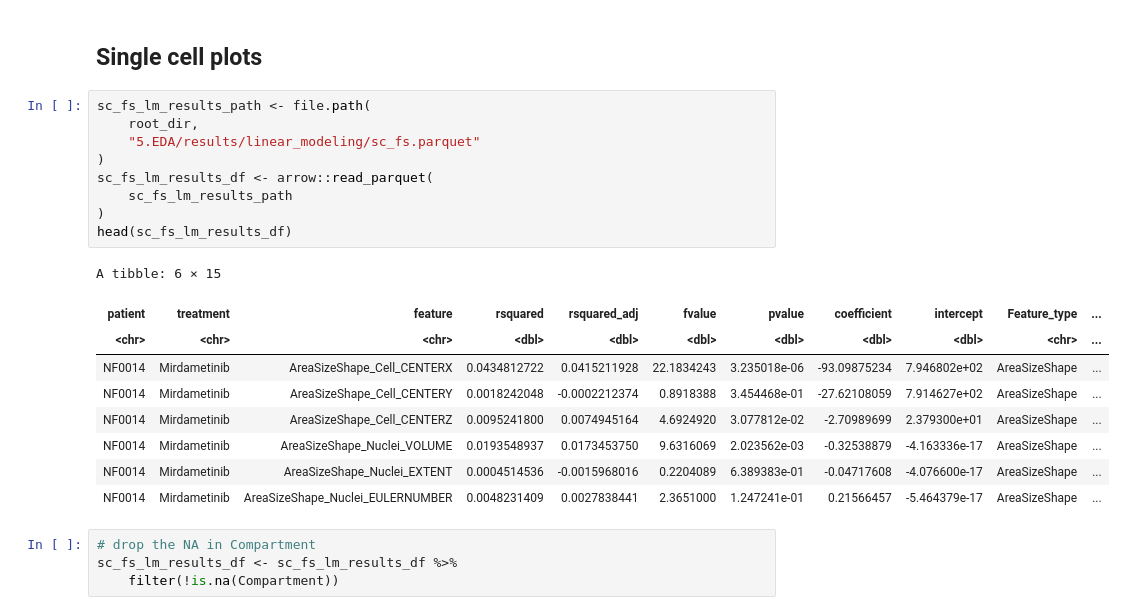
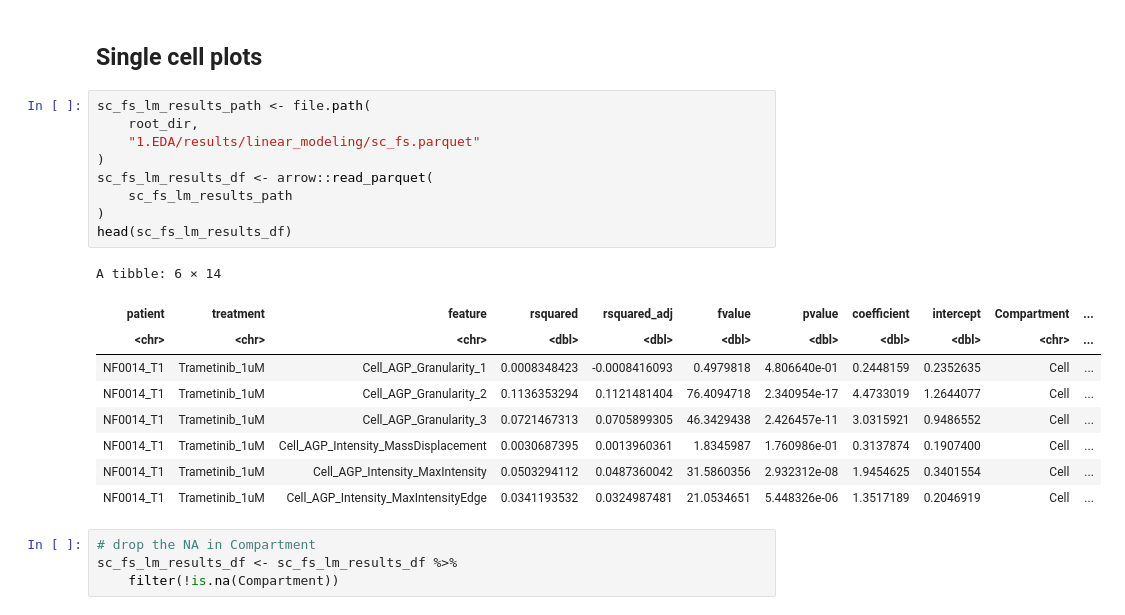
Before and after one commit to MikeLippincott/NF1_organoid_profile_analysis, a Jupyter notebook: 1.EDA/notebooks/10.plot_linear_modeling_results.ipynb, the cells around one changed output. Saved outputs shown, nothing was run; the diff lists cells and outputs as text.

```diff
--- a/1.EDA/notebooks/10.plot_linear_modeling_results.ipynb
+++ b/1.EDA/notebooks/10.plot_linear_modeling_results.ipynb
@@ -193,22 +193,22 @@ Warning message:
 # %%
 sc_fs_lm_results_path <- file.path(
     root_dir,
-    "5.EDA/results/linear_modeling/sc_fs.parquet"
+    "1.EDA/results/linear_modeling/sc_fs.parquet"
 )
 sc_fs_lm_results_df <- arrow::read_parquet(
     sc_fs_lm_results_path
 )
 head(sc_fs_lm_results_df)
 # %% [output]
-A tibble: 6 × 15
+A tibble: 6 × 14
-| patient | treatment | feature | rsquared | rsquared_adj | fvalue | pvalue | coefficient | intercept | Feature_type | ... |
+| patient | treatment | feature | rsquared | rsquared_adj | fvalue | pvalue | coefficient | intercept | Compartment | ... |
 | <chr> | <chr> | <chr> | <dbl> | <dbl> | <dbl> | <dbl> | <dbl> | <dbl> | <chr> | ... |
-| NF0014 | Mirdametinib | AreaSizeShape_Cell_CENTERX | 0.0434812722 | 0.0415211928 | 22.1834243 | 3.235018e-06 | -93.09875234 | 7.946802e+02 | AreaSizeShape | ... |
-| NF0014 | Mirdametinib | AreaSizeShape_Cell_CENTERY | 0.0018242048 | -0.0002212374 | 0.8918388 | 3.454468e-01 | -27.62108059 | 7.914627e+02 | AreaSizeShape | ... |
-| NF0014 | Mirdametinib | AreaSizeShape_Cell_CENTERZ | 0.0095241800 | 0.0074945164 | 4.6924920 | 3.077812e-02 | -2.70989699 | 2.379300e+01 | AreaSizeShape | ... |
-| NF0014 | Mirdametinib | AreaSizeShape_Nuclei_VOLUME | 0.0193548937 | 0.0173453750 | 9.6316069 | 2.023562e-03 | -0.32538879 | -4.163336e-17 | AreaSizeShape | ... |
-| NF0014 | Mirdametinib | AreaSizeShape_Nuclei_EXTENT | 0.0004514536 | -0.0015968016 | 0.2204089 | 6.389383e-01 | -0.04717608 | -4.076600e-17 | AreaSizeShape | ... |
-| NF0014 | Mirdametinib | AreaSizeShape_Nuclei_EULERNUMBER | 0.0048231409 | 0.0027838441 | 2.3651000 | 1.247241e-01 | 0.21566457 | -5.464379e-17 | AreaSizeShape | ... |
+| NF0014_T1 | Trametinib_1uM | Cell_AGP_Granularity_1 | 0.0008348423 | -0.0008416093 | 0.4979818 | 4.806640e-01 | 0.2448159 | 0.2352635 | Cell | ... |
+| NF0014_T1 | Trametinib_1uM | Cell_AGP_Granularity_2 | 0.1136353294 | 0.1121481404 | 76.4094718 | 2.340954e-17 | 4.4733019 | 1.2644077 | Cell | ... |
+| NF0014_T1 | Trametinib_1uM | Cell_AGP_Granularity_3 | 0.0721467313 | 0.0705899305 | 46.3429438 | 2.426457e-11 | 3.0315921 | 0.9486552 | Cell | ... |
+| NF0014_T1 | Trametinib_1uM | Cell_AGP_Intensity_MassDisplacement | 0.0030687395 | 0.0013960361 | 1.8345987 | 1.760986e-01 | 0.3137874 | 0.1907400 | Cell | ... |
+| NF0014_T1 | Trametinib_1uM | Cell_AGP_Intensity_MaxIntensity | 0.0503294112 | 0.0487360042 | 31.5860356 | 2.932312e-08 | 1.9454625 | 0.3401554 | Cell | ... |
+| NF0014_T1 | Trametinib_1uM | Cell_AGP_Intensity_MaxIntensityEdge | 0.0341193532 | 0.0324987481 | 21.0534651 | 5.448326e-06 | 1.3517189 | 0.2046919 | Cell | ... |
 # %%
 # drop the NA in Compartment
 sc_fs_lm_results_df <- sc_fs_lm_results_df %>%
```
Also changed, not shown: parts of 9 cells of this notebook, 13 other files.
